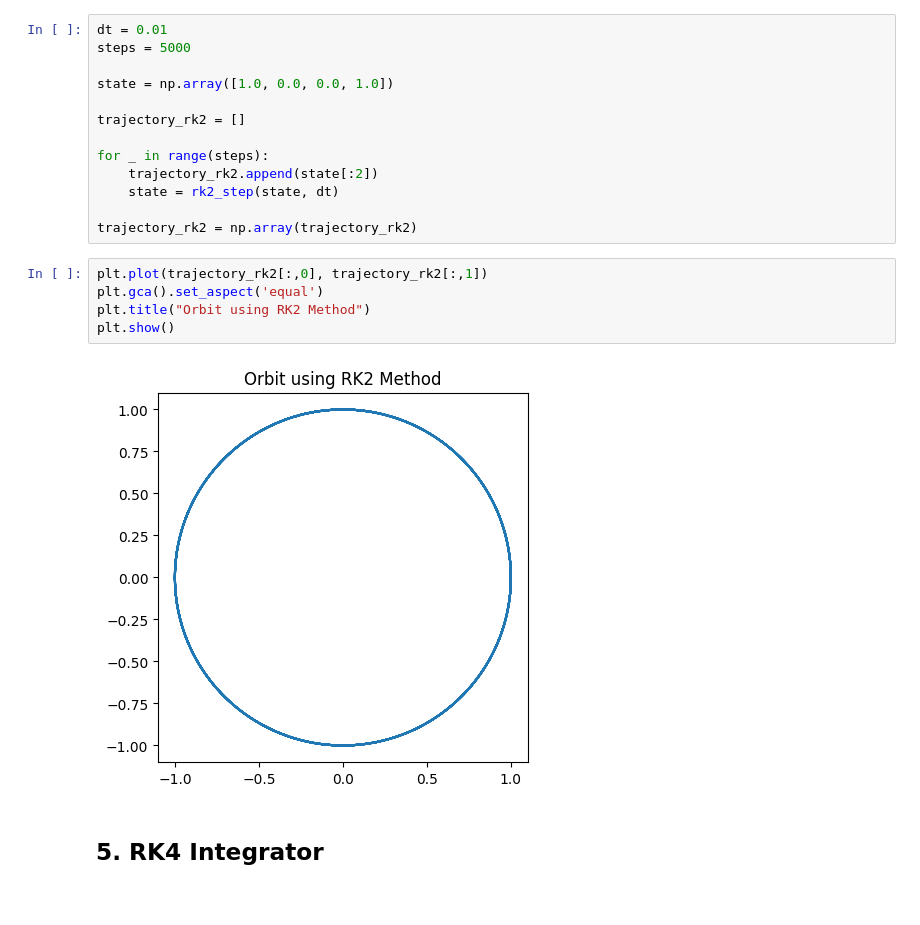
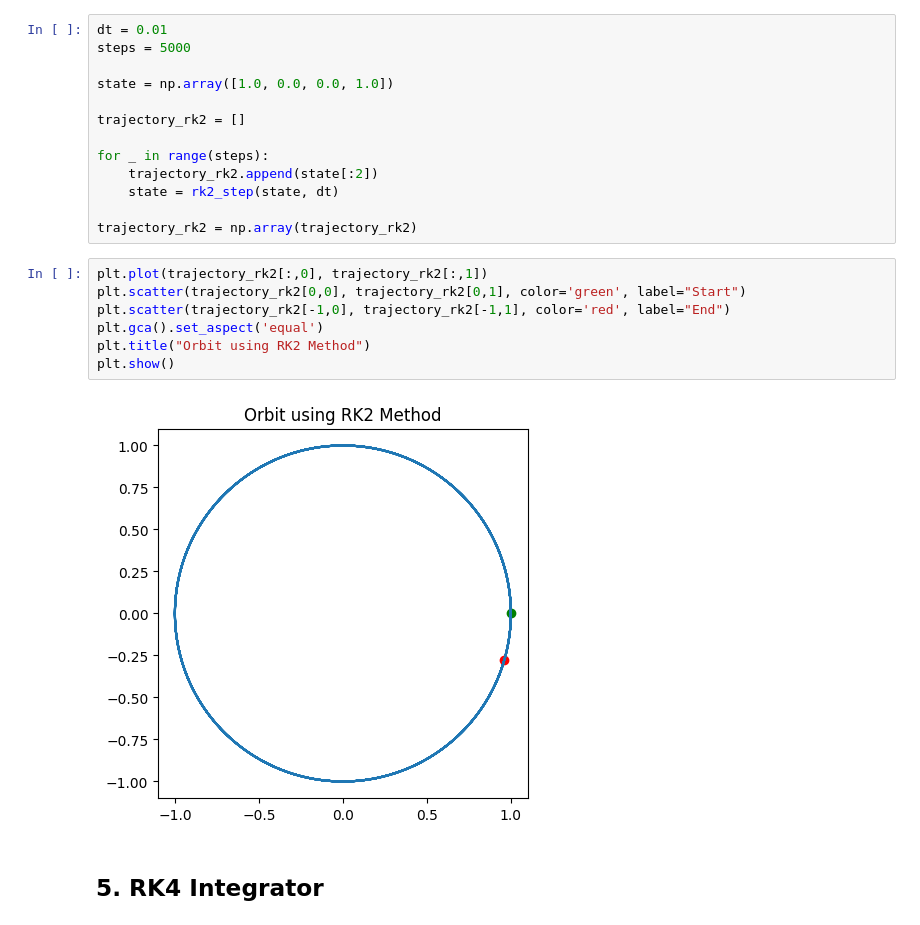
Before and after one commit to swayambel/numerical-integrator-analysis, a Jupyter notebook: numerical_integrator_analysis.ipynb, the cells around one changed output. Cells and saved outputs as stored; diff of their text form.

Commit message:
Graphical enhancing

```diff
--- a/numerical_integrator_analysis.ipynb
+++ b/numerical_integrator_analysis.ipynb
@@ -95,11 +95,13 @@ for _ in range(steps):
 trajectory_rk2 = np.array(trajectory_rk2)
 # %%
 plt.plot(trajectory_rk2[:,0], trajectory_rk2[:,1])
+plt.scatter(trajectory_rk2[0,0], trajectory_rk2[0,1], color='green', label="Start")
+plt.scatter(trajectory_rk2[-1,0], trajectory_rk2[-1,1], color='red', label="End")
 plt.gca().set_aspect('equal')
 plt.title("Orbit using RK2 Method")
 plt.show()
 # %% [output]
-[figure, old version]
+[figure, new version]
 # %% [markdown]
 ## 5. RK4 Integrator
 # %% [markdown]
```
